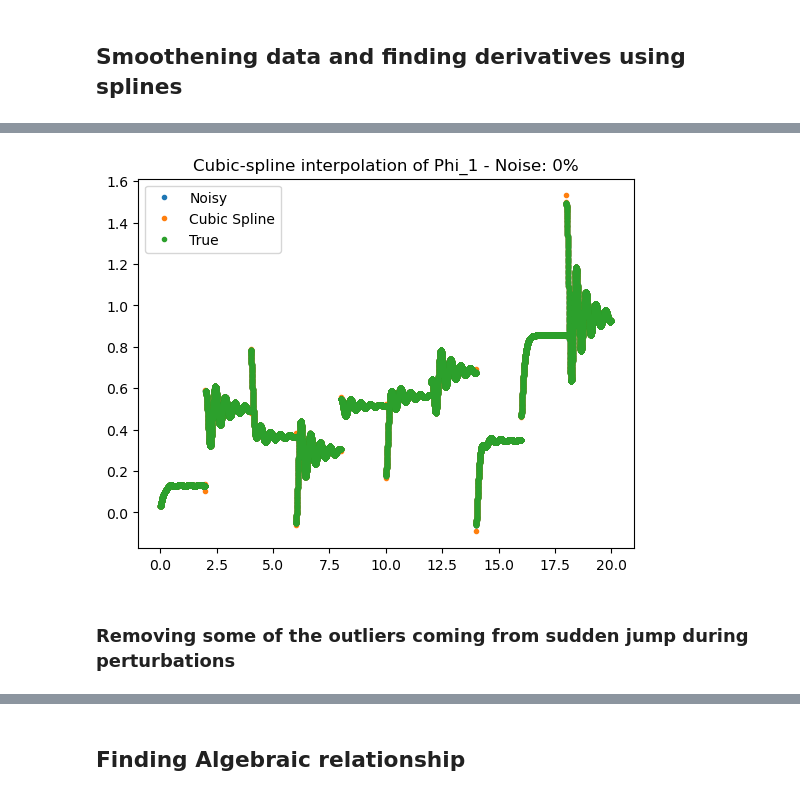
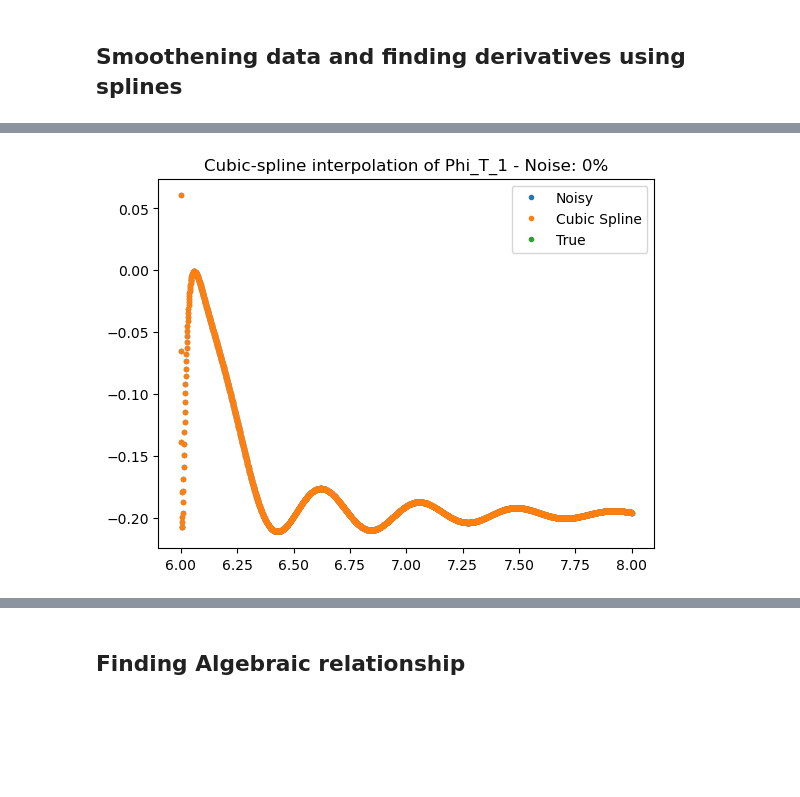
Before and after one commit to mjayadharan/DAE-FINDER_dev, a Jupyter notebook: power_grid_data_1-larger_perturb_new.ipynb, the cells around one changed output, grey strips where cells are left out. Saved outputs shown, nothing was run; the diff lists cells and outputs as text; code cells hidden in the pictures; blank space fills up the shorter version.

```diff
--- a/power_grid_data_1-larger_perturb_new.ipynb
+++ b/power_grid_data_1-larger_perturb_new.ipynb
@@ -76,6 +148,3 @@ data_matrix_df.rename(columns=dict((zip(data_matrix_df.columns, new_column_names
 # %%
-data_matrix_df = data_matrix_df[["time", "Phi_0", "Phi_1", "Phi_2", "Phi_3", "Phi_4", "Phi_5",
-                  "om_0", "om_1", "om_2", "om_3","om_4", "om_5", "P_0", "P_1", "P_2", "P_3", "P_4", "P_5"]]
-
 data_matrix_df
 # %% [output]
@@ -102,4 +164,4 @@ Index(['time', 'Phi_0', 'Phi_1', 'Phi_2', 'Phi_3', 'Phi_4', 'Phi_5', 'om_0',
 # %%
-final_time = 50
+final_time = 20
 # %%
-data_matrix_df[data_matrix_df["time"] <= final_time]
+data_matrix_df = data_matrix_df[data_matrix_df["time"] <= final_time]
@@ -319,8 +404,8 @@ candidate_lib = candidate_lib[non_columns]
 from dae_finder import add_noise_to_df
 
 noise_perc = 0
-data_matrix_df_list = [data_matrix_df]
-num_time_points = len(data_matrix_df)
+# data_matrix_df_list = [data_matrix_df]
+num_time_points = len(data_matrix_df_list[0])
 data_matrix_features = data_matrix_df_list[0].columns
 for ind, data_matrix_ in enumerate(data_matrix_df_list):
     t_exact = data_matrix_["time"]
@@ -361,21 +453,19 @@ data_matrix_df_smooth - data_matrix_df
 # %%
-ind = 0
-feature_ = "Phi_1"
+ind = 3
+feature_ = "Phi_T_1"
 
 plt.figure()
 # plt.plot(data_matrix_df_list[1]["t"], data_matrix_df_list[1]["x"], "x", t_eval_new, x_new,
 #         data_matrix_df[50:100]["t"], data_matrix_df[50:100]["x"], "o")
 
 plt.plot(data_matrix_df_list[ind]["time"], data_matrix_df_list[ind][feature_], ".",
          data_matrix_smooth_df_list[ind]["time"],
          data_matrix_smooth_df_list[ind][feature_], ".",
-         data_matrix_df[ind * num_time_points:(ind + 1) * num_time_points]["time"],
-         data_matrix_df[ind * num_time_points:(ind + 1) * num_time_points][feature_], ".")
+         data_matrix_df_list[ind][ind * num_time_points:(ind + 1) * num_time_points]["time"],
+         data_matrix_df_list[ind][ind * num_time_points:(ind + 1) * num_time_points][feature_], ".")
 plt.legend(['Noisy', 'Cubic Spline', 'True'])
 # plt.axis([-0.05, 6.33, -1.05, 1.05])
 plt.title('Cubic-spline interpolation of {} - Noise: {}%'.format(feature_, noise_perc))
 plt.show()
 # %% [output]
-[figure, old version]
+[figure, new version]
-# %% [markdown]
-### Removing some of the outliers coming from sudden jump during perturbations
```
Also changed, not shown: parts of 38 cells of this notebook, 2 other files.
